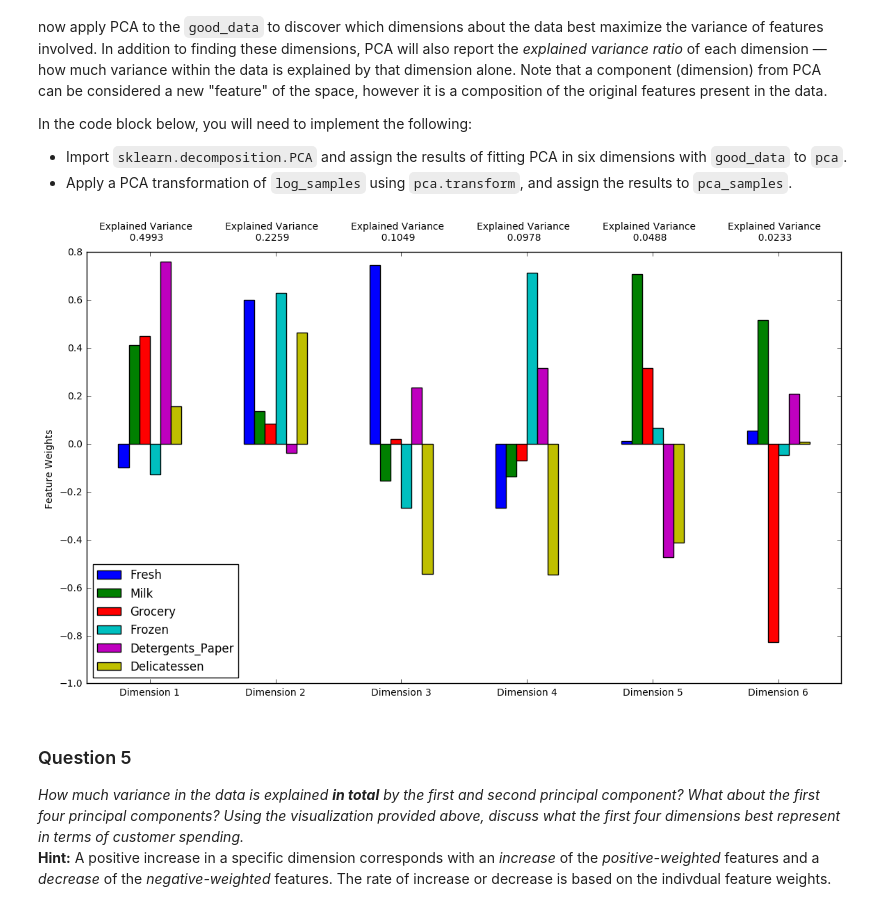
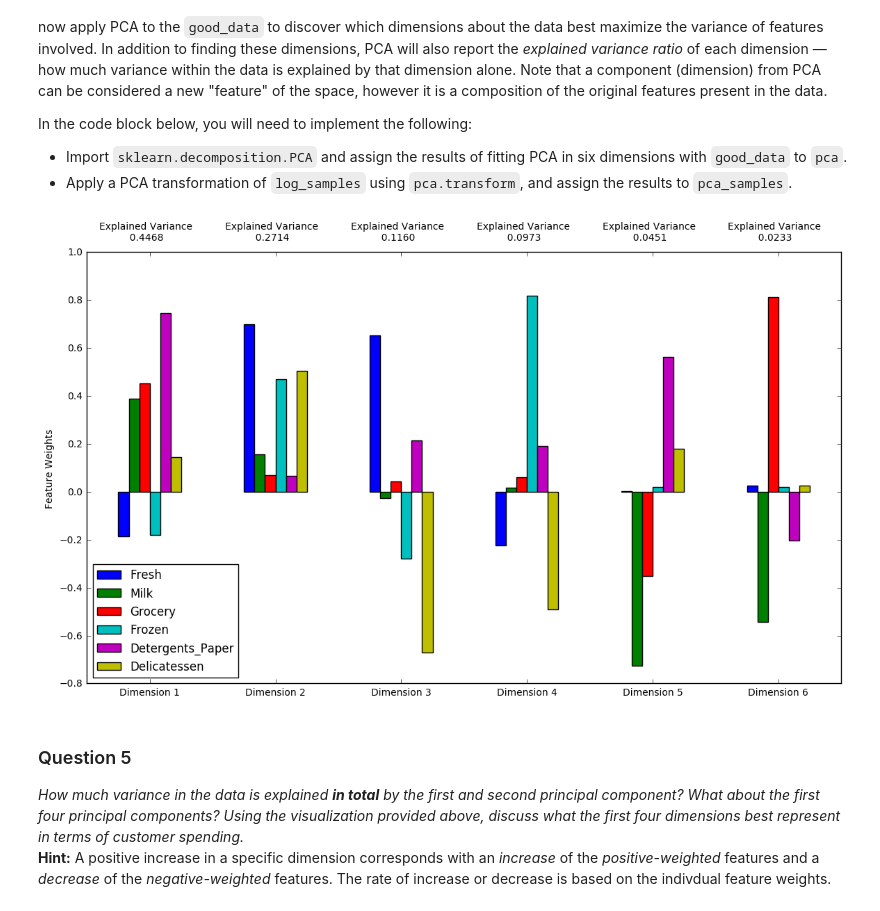
Before and after one commit to caasted/udacity-mlnd, a Jupyter notebook: customer_segments/customer_segments.ipynb, the cells around one changed output. Cells and saved outputs as stored; diff of their text form; code cells hidden in the pictures.

```diff
--- a/customer_segments/customer_segments.ipynb
+++ b/customer_segments/customer_segments.ipynb
@@ -210,16 +210,11 @@ for feature in log_data.keys():
 
     # Display the outliers
     print "Data points considered outliers for the feature '{}':".format(feature)
-    display(log_data[~((log_data[feature] >= Q1 - step) & (log_data[feature] <= Q3 + step))])
+    display(log_data[~((log_data[feature] <= Q3 + step))]) # Modified to only display high value outliers
+    # (log_data[feature] >= Q1 - step) &
 
 # OPTIONAL: Select the indices for data points you wish to remove
-outliers  = []
-outliers += [38, 57, 65, 66, 75, 81, 86, 95, 96, 98]
-outliers += [109, 128, 137, 142, 145, 154, 161, 171, 175, 183, 184, 187, 193]
-outliers += [203, 218, 233, 264, 285, 289]
-outliers += [304, 305, 325, 338, 343, 353, 355, 356, 357]
-outliers += [412, 420, 429, 439]
-print "Number of Outliers: ", len(outliers)
+outliers  = [86, 325, 183]
 
 # Remove the outliers, if any were specified
 good_data = log_data.drop(log_data.index[outliers]).reset_index(drop = True)
@@ -304,15 +253,16 @@ In the code block below, you will need to implement the following:
 # %%
 # TODO: Apply PCA by fitting the good data with the same number of dimensions as features
 from sklearn.decomposition import PCA
 pca = PCA()
+pca.fit(good_data)
 
 # TODO: Transform log_samples using the PCA fit above
-pca_samples = pca.fit(good_data)
+pca_samples = pca.transform(log_samples)
 
 # Generate PCA results plot
 pca_results = vs.pca_results(good_data, pca)
 # %% [output]
-[figure, old version]
+[figure, new version]
 # %% [markdown]
 ### Question 5
 *How much variance in the data is explained* ***in total*** *by the first and second principal component? What about the first four principal components? Using the visualization provided above, discuss what the first four dimensions best represent in terms of customer spending.*
```
Also changed, not shown: parts of 11 cells of this notebook.
